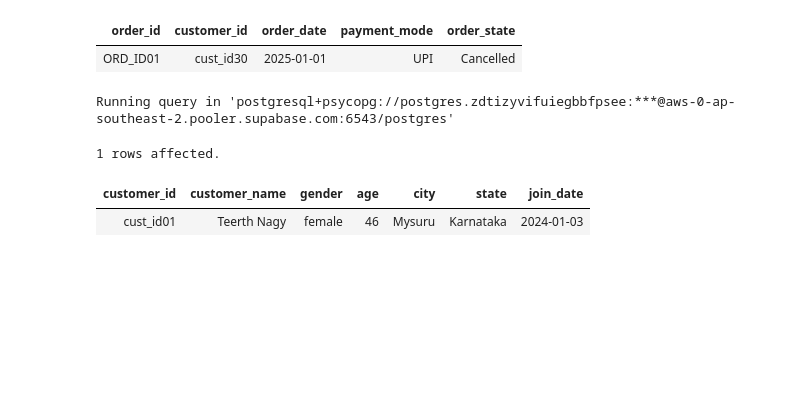
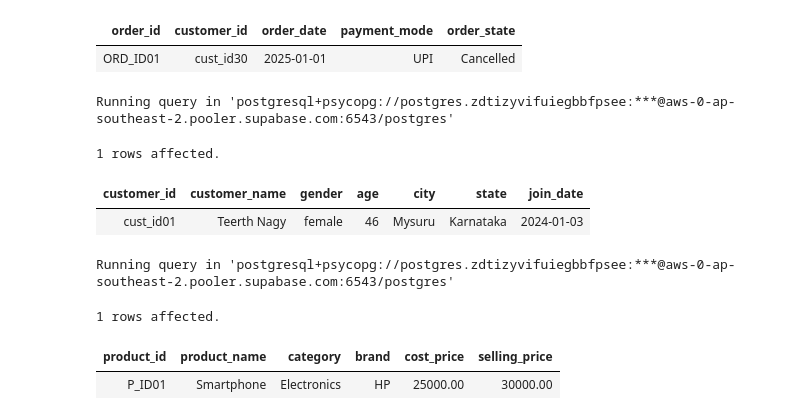
Before and after one commit to umesh-creates/sql_pandas_exercise_and_notes, a Jupyter notebook: retail_analysis exercise/retail_analysis.ipynb, the cells around one changed output. Cells and saved outputs as stored; diff of their text form; code cells hidden in the pictures; blank space fills up the shorter version.

```diff
--- a/retail_analysis exercise/retail_analysis.ipynb
+++ b/retail_analysis exercise/retail_analysis.ipynb
@@ -255,3 +306,11 @@ Running query in 'postgresql+psycopg://postgres.zdtizyvifuiegbbfpsee:***@aws-0-a
 1 rows affected.
 | customer_id | customer_name | gender | age | city | state | join_date |
 | cust_id01 | Teerth Nagy | female | 46 | Mysuru | Karnataka | 2024-01-03 |
+# %%
+%%sql
+SELECT * FROM retail_analysis.products LIMIT 1;
+# %% [output]
+Running query in 'postgresql+psycopg://postgres.zdtizyvifuiegbbfpsee:***@aws-0-ap-southeast-2.pooler.supabase.com:6543/postgres'
+1 rows affected.
+| product_id | product_name | category | brand | cost_price | selling_price |
+| P_ID01 | Smartphone | Electronics | HP | 25000.00 | 30000.00 |
```
Also changed, not shown: parts of 8 cells of this notebook.
